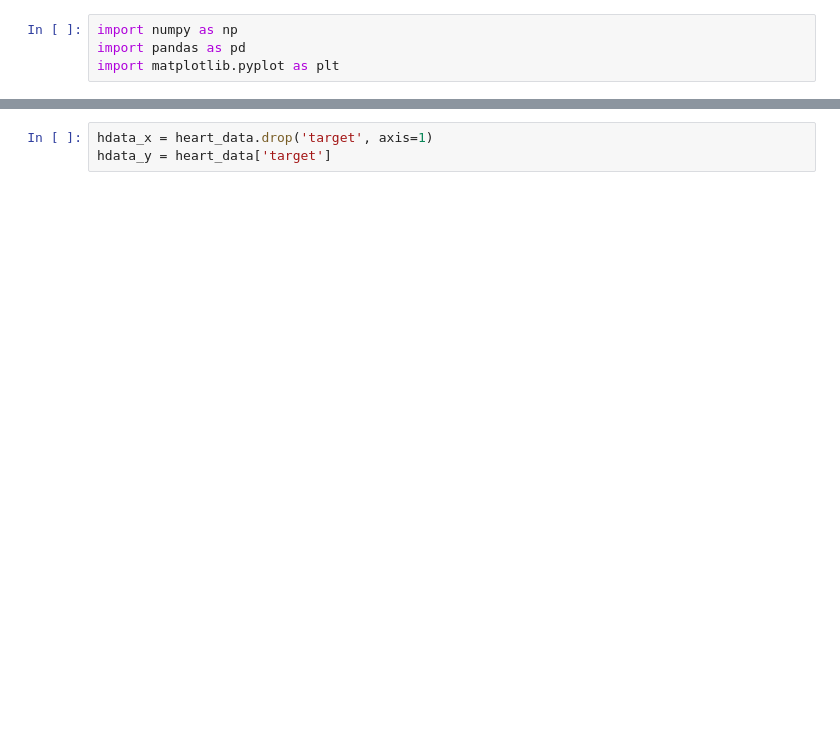
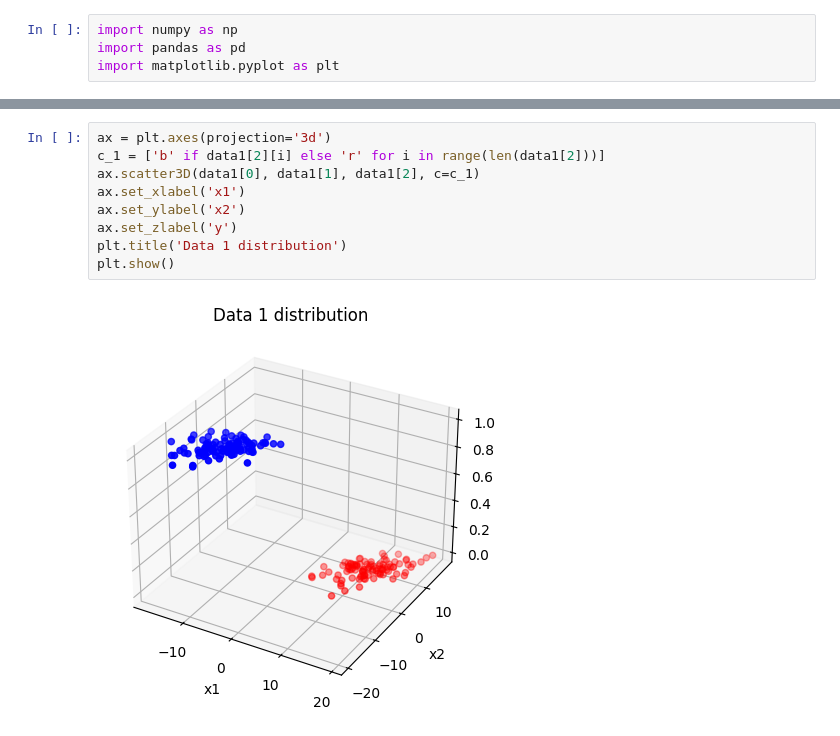
Before and after one commit to AbinashChetia/gda_ac, a Jupyter notebook: example.ipynb, the cells around one changed output, grey strips where cells are left out. Cells and saved outputs as stored; diff of their text form; blank space fills up the shorter version.

```diff
--- a/example.ipynb
+++ b/example.ipynb
@@ -15,3 +15,11 @@ heart_data.head()
-# %%
-hdata_x = heart_data.drop('target', axis=1)
-hdata_y = heart_data['target']
+# %%
+ax = plt.axes(projection='3d')
+c_1 = ['b' if data1[2][i] else 'r' for i in range(len(data1[2]))]
+ax.scatter3D(data1[0], data1[1], data1[2], c=c_1)
+ax.set_xlabel('x1')
+ax.set_ylabel('x2')
+ax.set_zlabel('y')
+plt.title('Data 1 distribution')
+plt.show()
+# %% [output]
+[figure, added]
```
Also changed, not shown: parts of 1 cell of this notebook, 1 other file.
